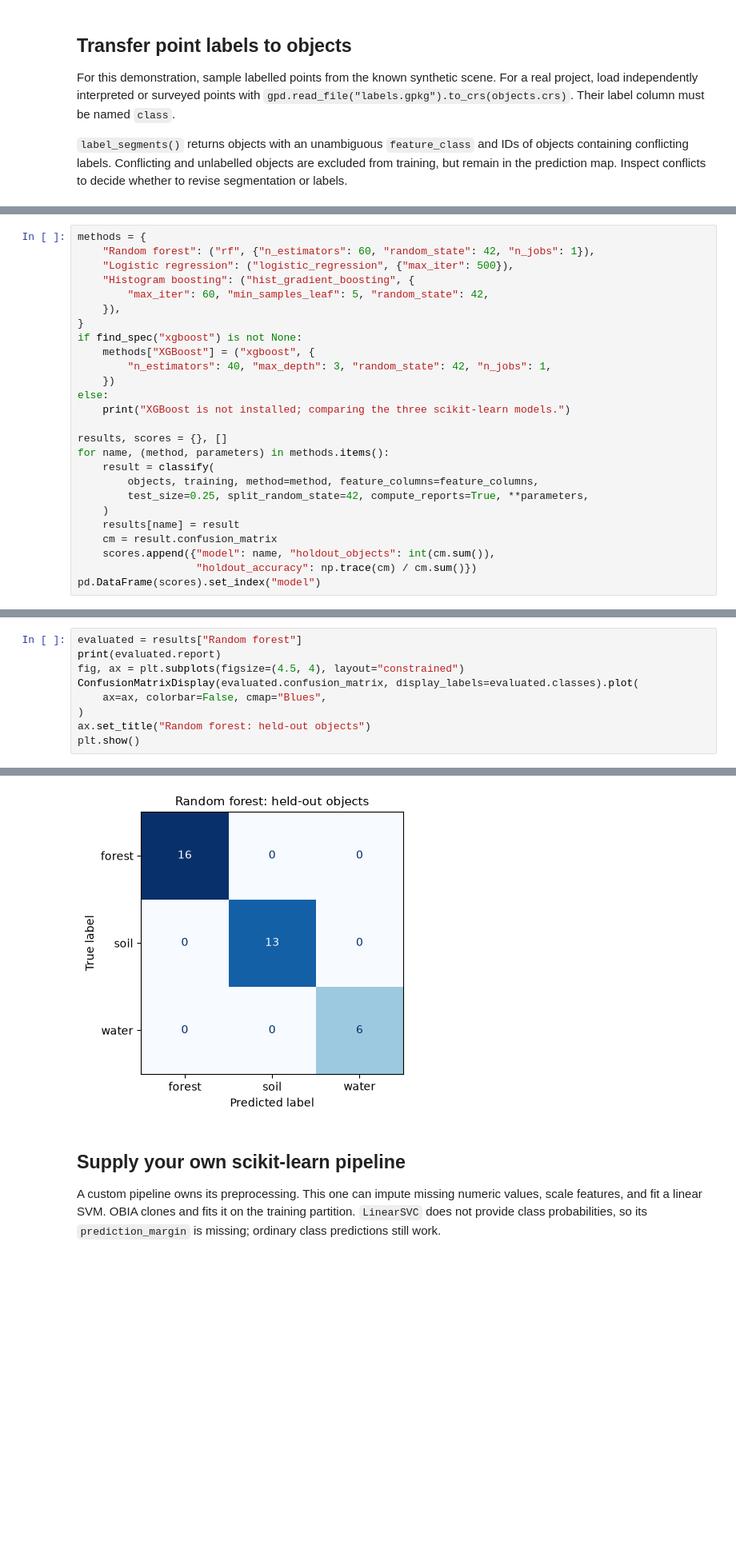
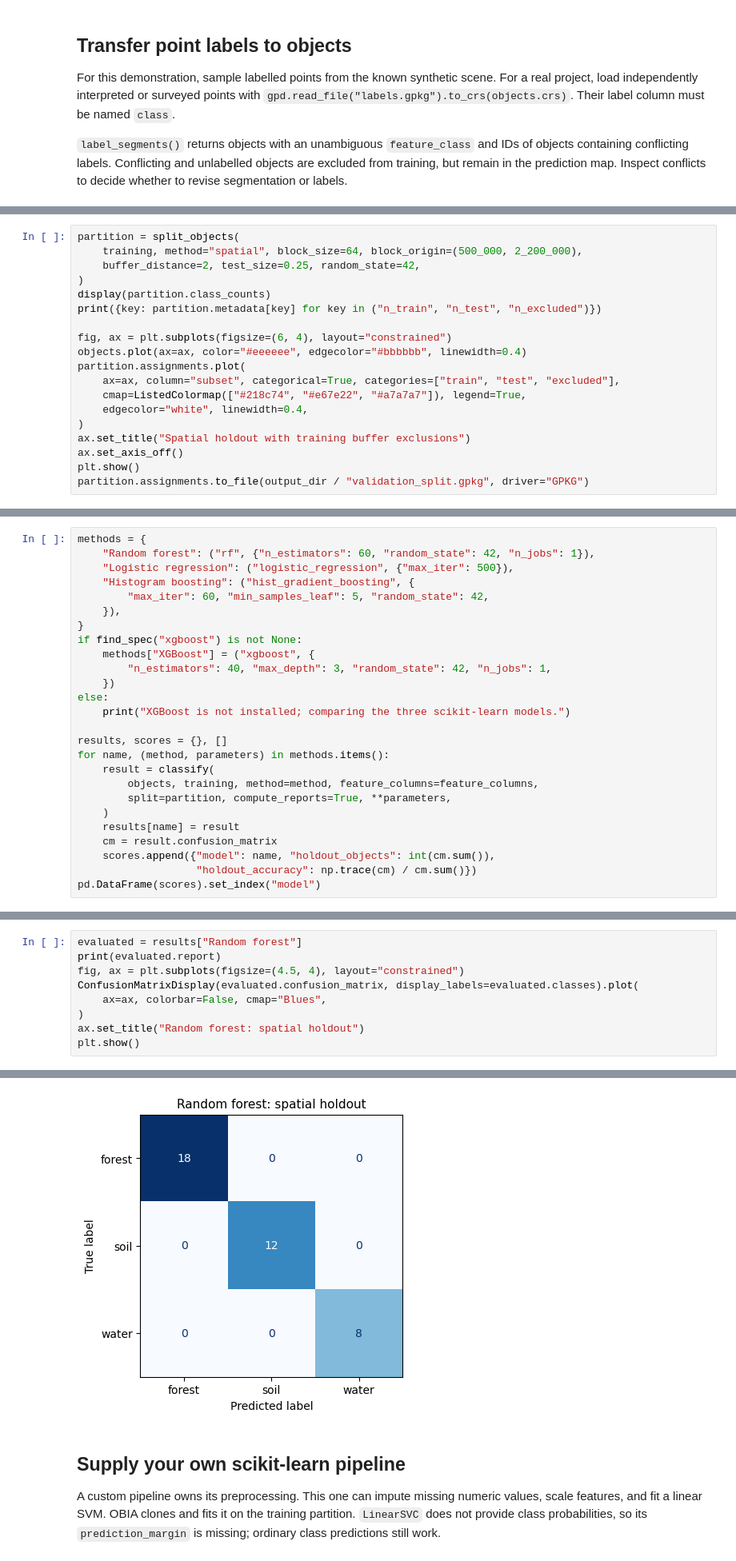
Before and after one commit to iosefa/obia, a Jupyter notebook: docs/examples/03_classification.ipynb, the cells around one changed output, grey strips where cells are left out. Shown at 80% size. Drawn from its saved outputs; the diff is of its cells as text; blank space fills up the shorter version.

Commit message:
Add grouped and spatial validation splits for object classification

```diff
--- a/docs/examples/03_classification.ipynb
+++ b/docs/examples/03_classification.ipynb
@@ -147,0 +170,19 @@ Labelled objects: 140; conflicting objects excluded: 2
+# %%
+partition = split_objects(
+    training, method="spatial", block_size=64, block_origin=(500_000, 2_200_000),
+    buffer_distance=2, test_size=0.25, random_state=42,
+)
+display(partition.class_counts)
+print({key: partition.metadata[key] for key in ("n_train", "n_test", "n_excluded")})
+
+fig, ax = plt.subplots(figsize=(6, 4), layout="constrained")
+objects.plot(ax=ax, color="#eeeeee", edgecolor="#bbbbbb", linewidth=0.4)
+partition.assignments.plot(
+    ax=ax, column="subset", categorical=True, categories=["train", "test", "excluded"],
+    cmap=ListedColormap(["#218c74", "#e67e22", "#a7a7a7"]), legend=True,
+    edgecolor="white", linewidth=0.4,
+)
+ax.set_title("Spatial holdout with training buffer exclusions")
+ax.set_axis_off()
+plt.show()
+partition.assignments.to_file(output_dir / "validation_split.gpkg", driver="GPKG")
@@ -178,7 +229,7 @@ results, scores = {}, []
 for name, (method, parameters) in methods.items():
     result = classify(
         objects, training, method=method, feature_columns=feature_columns,
-        test_size=0.25, split_random_state=42, compute_reports=True, **parameters,
+        split=partition, compute_reports=True, **parameters,
     )
     results[name] = result
     cm = result.confusion_matrix
@@ -199,7 +250,7 @@ fig, ax = plt.subplots(figsize=(4.5, 4), layout="constrained")
 ConfusionMatrixDisplay(evaluated.confusion_matrix, display_labels=evaluated.classes).plot(
     ax=ax, colorbar=False, cmap="Blues",
 )
-ax.set_title("Random forest: held-out objects")
+ax.set_title("Random forest: spatial holdout")
 plt.show()
 # %% [output]
               precision    recall  f1-score   support
@@ -214,4 +265,4 @@ weighted avg       1.00      1.00      1.00        35
-[figure, old version]
+[figure, new version]
 # %% [markdown]
 ## Supply your own scikit-learn pipeline
 
```
Also changed, not shown: parts of 11 cells of this notebook, 12 other files.
